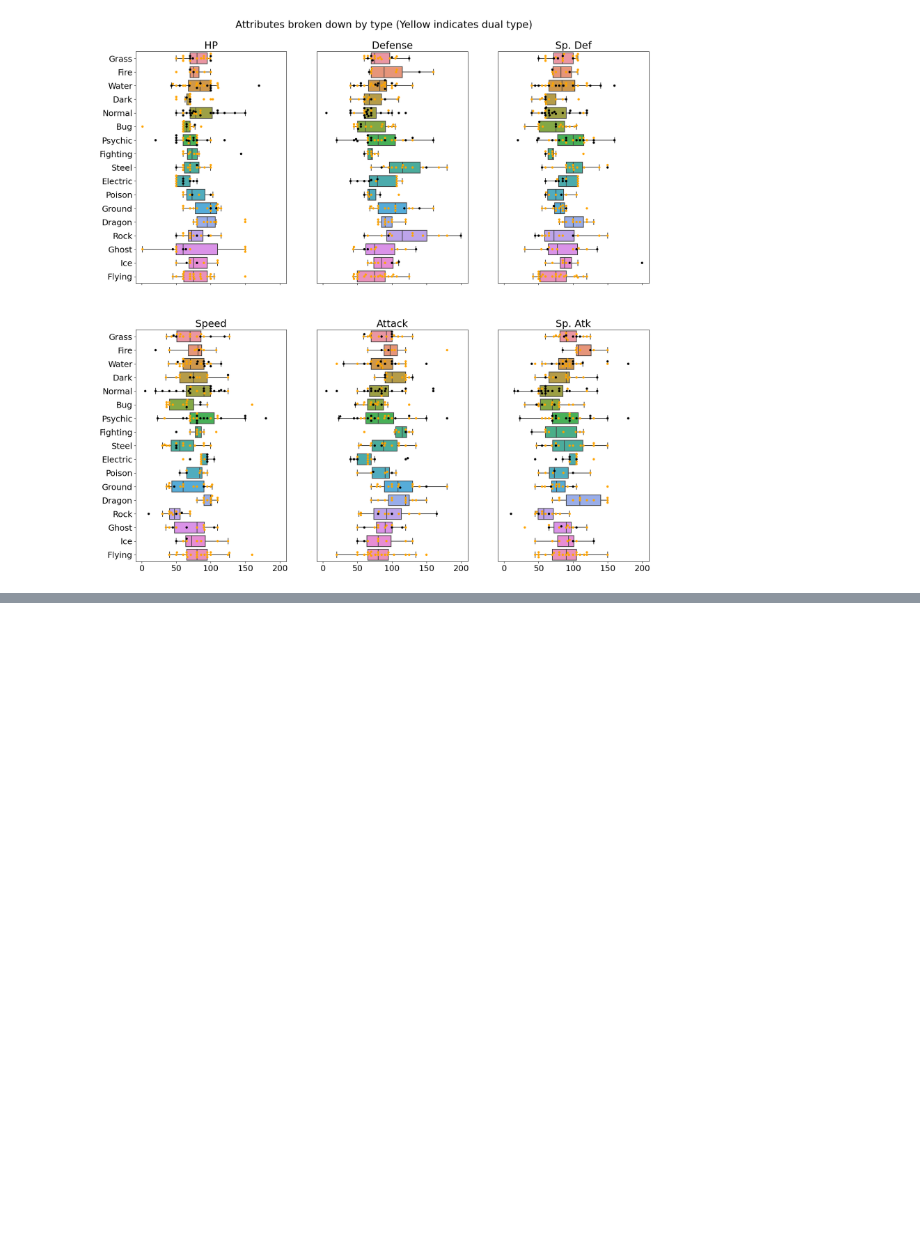
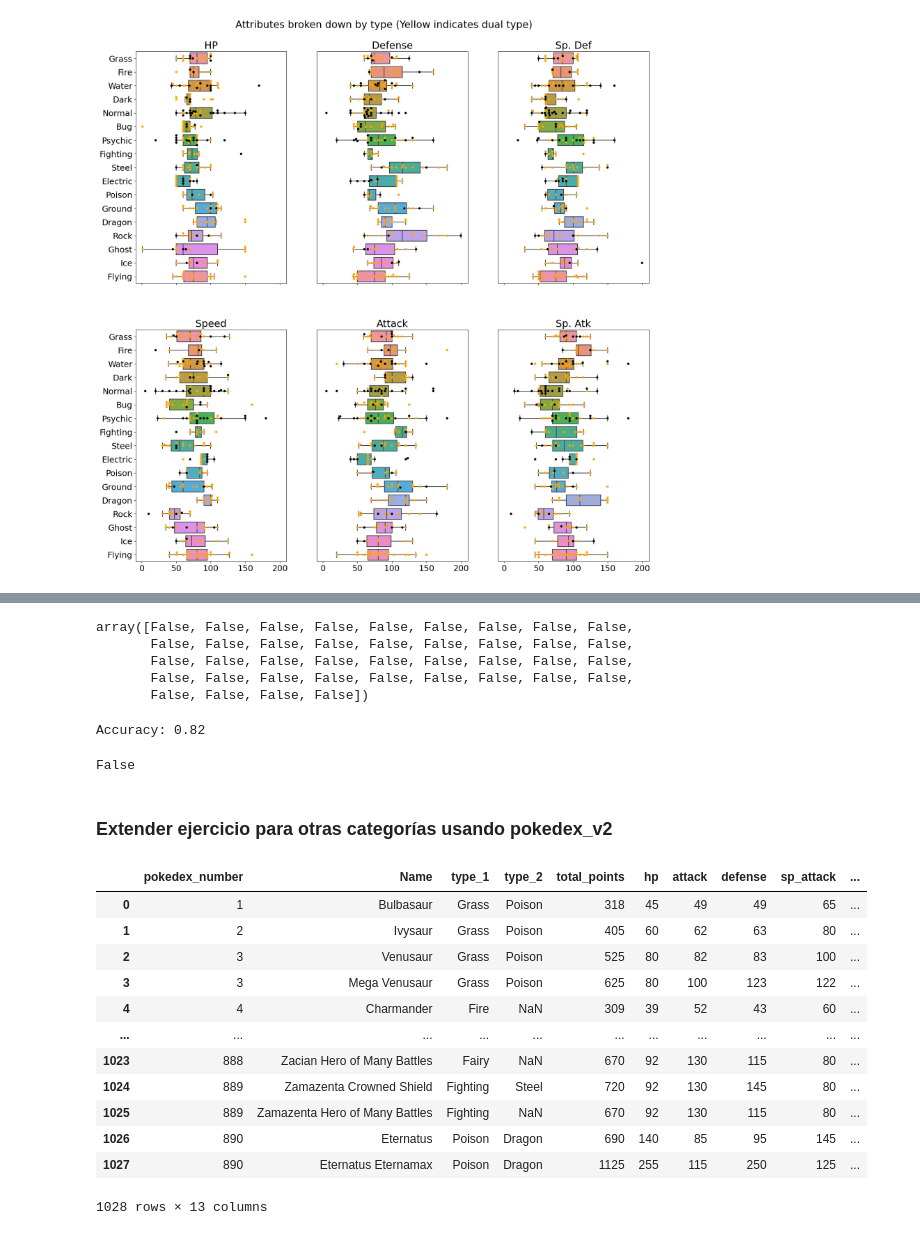
Before and after one commit to AxlSyr/ArtificialIntelligenceUAEM, a Jupyter notebook: AventuraPokemon.ipynb, the cells around one changed output, grey strips where cells are left out. Drawn from its saved outputs; the diff is of its cells as text; code cells hidden in the pictures; blank space fills up the shorter version.

```diff
--- a/AventuraPokemon.ipynb
+++ b/AventuraPokemon.ipynb
@@ -410,0 +488,18 @@ f.show()
+# %%
+y_pred
+# %% [output]
+array([False, False, False, False, False, False, False, False, False,
+       False, False, False, False, False, False, False, False, False,
+       False, False, False, False, False, False, False, False, False,
+       False, False, False, False, False, False, False, False, False,
+       False, False, False, False])
+# %%
+print('Accuracy: %.2f' % accuracy_score(y_test, y_pred))
+# %% [output]
+Accuracy: 0.82
+# %%
+ppn.predict(test)[0]
+# %% [output]
+False
+# %% [markdown]
+### Extender ejercicio para otras categorías usando pokedex_v2
@@ -410,0 +508,16 @@ f.show()
+# %%
+pkdx
+# %% [output]
+|  | pokedex_number | Name | type_1 | type_2 | total_points | hp | attack | defense | sp_attack | ... |
+| 0 | 1 | Bulbasaur | Grass | Poison | 318 | 45 | 49 | 49 | 65 | ... |
+| 1 | 2 | Ivysaur | Grass | Poison | 405 | 60 | 62 | 63 | 80 | ... |
+| 2 | 3 | Venusaur | Grass | Poison | 525 | 80 | 82 | 83 | 100 | ... |
+| 3 | 3 | Mega Venusaur | Grass | Poison | 625 | 80 | 100 | 123 | 122 | ... |
+| 4 | 4 | Charmander | Fire | NaN | 309 | 39 | 52 | 43 | 60 | ... |
+| ... | ... | ... | ... | ... | ... | ... | ... | ... | ... | ... |
+| 1023 | 888 | Zacian Hero of Many Battles | Fairy | NaN | 670 | 92 | 130 | 115 | 80 | ... |
+| 1024 | 889 | Zamazenta Crowned Shield | Fighting | Steel | 720 | 92 | 130 | 145 | 80 | ... |
+| 1025 | 889 | Zamazenta Hero of Many Battles | Fighting | NaN | 670 | 92 | 130 | 115 | 80 | ... |
+| 1026 | 890 | Eternatus | Poison | Dragon | 690 | 140 | 85 | 95 | 145 | ... |
+| 1027 | 890 | Eternatus Eternamax | Poison | Dragon | 1125 | 255 | 115 | 250 | 125 | ... |
+1028 rows × 13 columns
```
Also changed, not shown: parts of 27 cells of this notebook.
